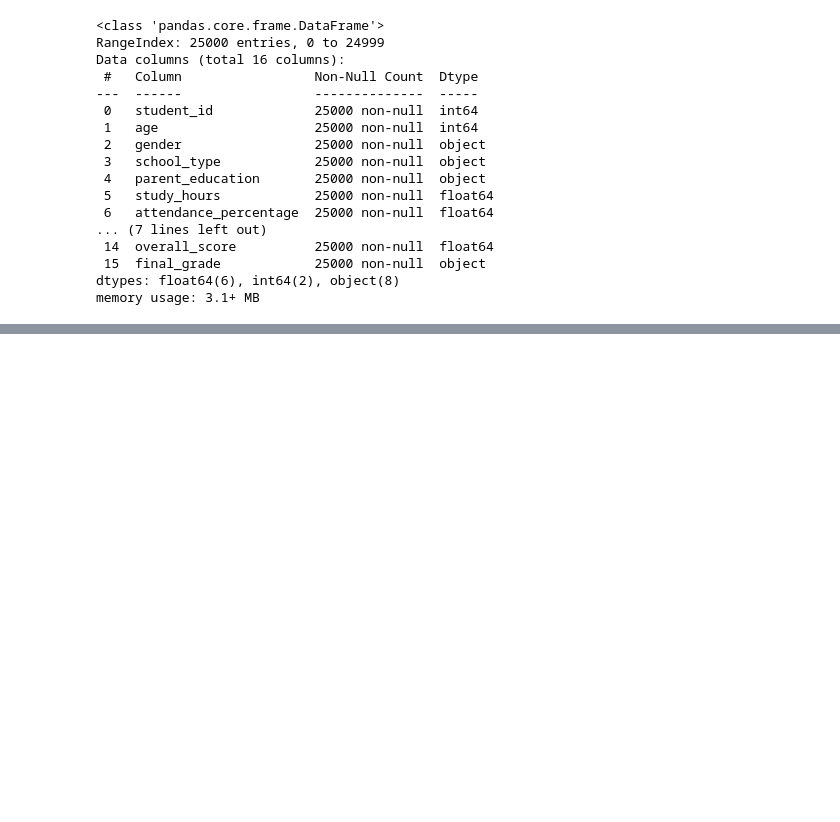
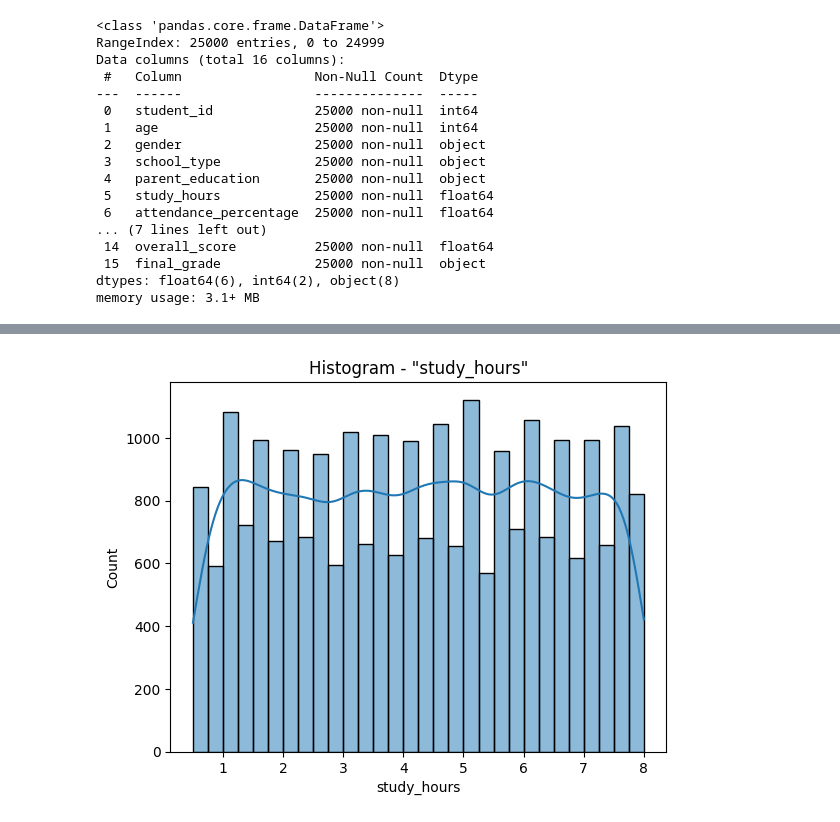
Before and after one commit to gabriellfelipe7/ClassificationStudies_StudentPerformance, a Jupyter notebook: Exploratory_Analysis.ipynb, the cells around one changed output, grey strips where cells are left out. Saved outputs shown, nothing was run; the diff lists cells and outputs as text; code cells hidden in the pictures; blank space fills up the shorter version.

```diff
--- a/Exploratory_Analysis.ipynb
+++ b/Exploratory_Analysis.ipynb
@@ -73,0 +84,6 @@ Most of our variables are stores as objects types, this is not interesting when
+# %%
+sns.histplot(data['study_hours'], kde = True)
+plt.title('Histogram - "study_hours"')
+plt.show()
+# %% [output]
+[figure, added]
```
Also changed, not shown: parts of 9 cells of this notebook.
